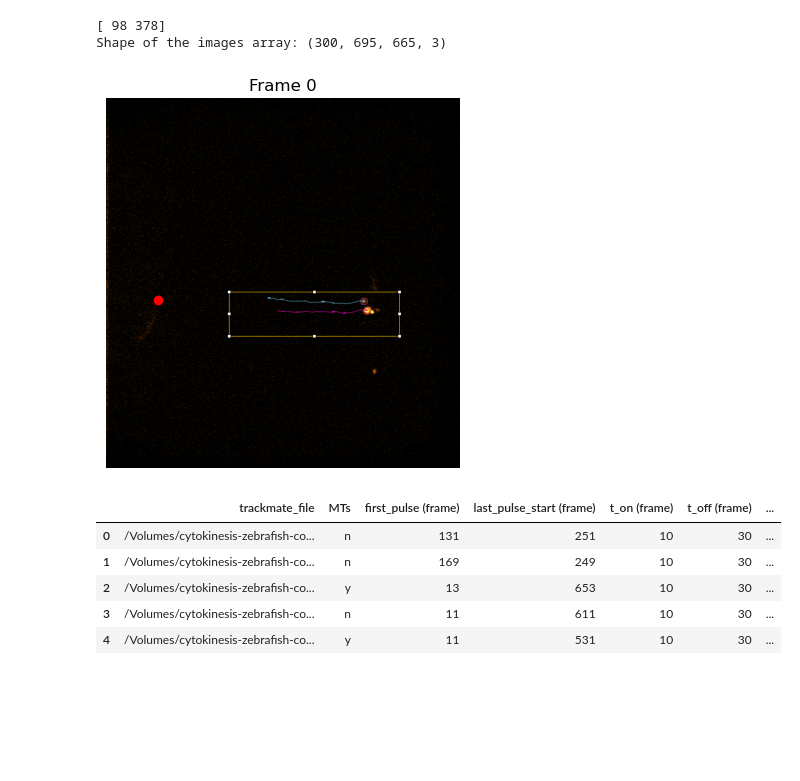
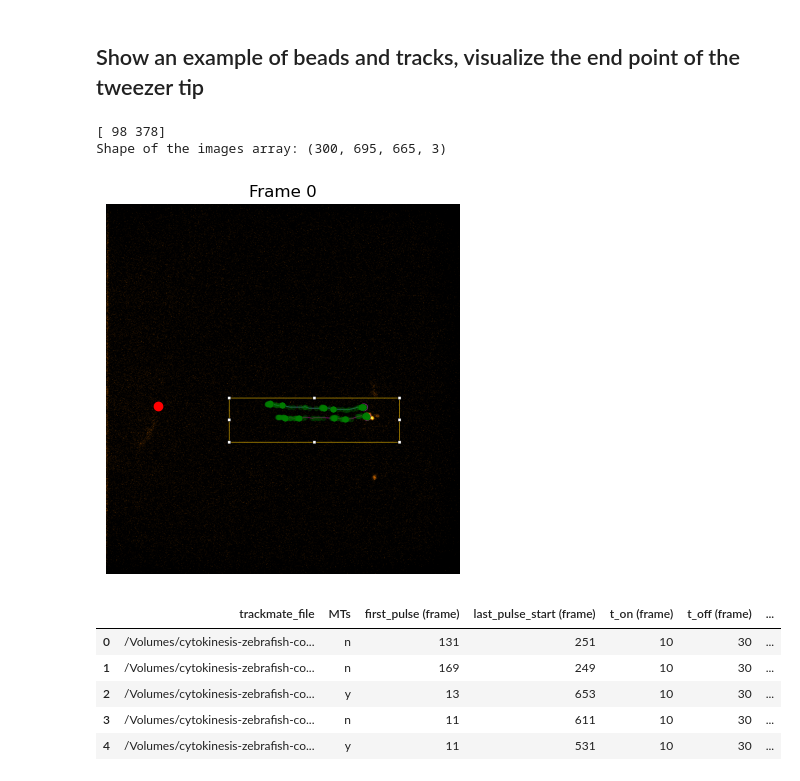
Before and after one commit to ursaursic/cytokinesis_zebrafish, a Jupyter notebook: beads_in_zebrafish/magnetic_tweezers_SD/2_model_independent_analysis.ipynb, the cells around one changed output. Cells and saved outputs as stored; diff of their text form; code cells hidden in the pictures; blank space fills up the shorter version.

```diff
--- a/beads_in_zebrafish/magnetic_tweezers_SD/2_model_independent_analysis.ipynb
+++ b/beads_in_zebrafish/magnetic_tweezers_SD/2_model_independent_analysis.ipynb
@@ -23,28 +23,36 @@ df_general_info = pd.read_csv(filepath_measurements_info, delimiter=';', encodin
 df_general_info.head()
 
 save_to_server = True
+# %% [markdown]
+## Show an example of beads and tracks, visualize the end point of the tweezer tip
 # %%
 filepath = '/Volumes/cytokinesis-zebrafish-collab/magnetic_tweezers_SD/1_measurements/20240523/20240523_s01p01t01/TrackMate capture of 20240523_s01p01t01_1_5sON_15sOFF_1000mV-1.tif'
 
 tip = df_general_info.loc[df_general_info['trackmate_file'].str.contains('20240523_s01p01t01_1_5sON_15sOFF'), ['tip_x', 'tip_y']].values[0]
+
+df = pd.read_hdf('/Volumes/cytokinesis-zebrafish-collab/magnetic_tweezers_SD/2_analysis/measurements_extended_info/20240523_s01p01t01_1_5sON_15sOFF_spots_extended.h5')
+tracks_x = df['POSITION_X'].values
+tracks_y = df['POSITION_Y'].values
+
 print(tip)
 # Load the time series TIFF file
 images = tifffile.imread(filepath)
 
 # Check the shape of the images array (T, Z, Y, X) or (T, Y, X) depending on the data
 print("Shape of the images array:", images.shape)
-
+pix_size = 0.54 # (um)
 # Plot the first frame of the time series
 plt.figure()
 plt.imshow(images[0], cmap='gray')
 plt.plot(tip[0], tip[1], 'ro')
+plt.plot(tracks_x/pix_size, tracks_y/pix_size, 'g.', alpha =0.2)
 plt.title('Frame 0')
 plt.axis('off')
 plt.show()
 # %% [output]
 [ 98 378]
 Shape of the images array: (300, 695, 665, 3)
-[figure, old version]
+[figure, new version]
 # %%
 df_general_info = df_general_info.sort_values(by='trackmate_file')
 df_general_info.head(5)
```
Also changed, not shown: parts of 5 cells of this notebook, 4 other files.
